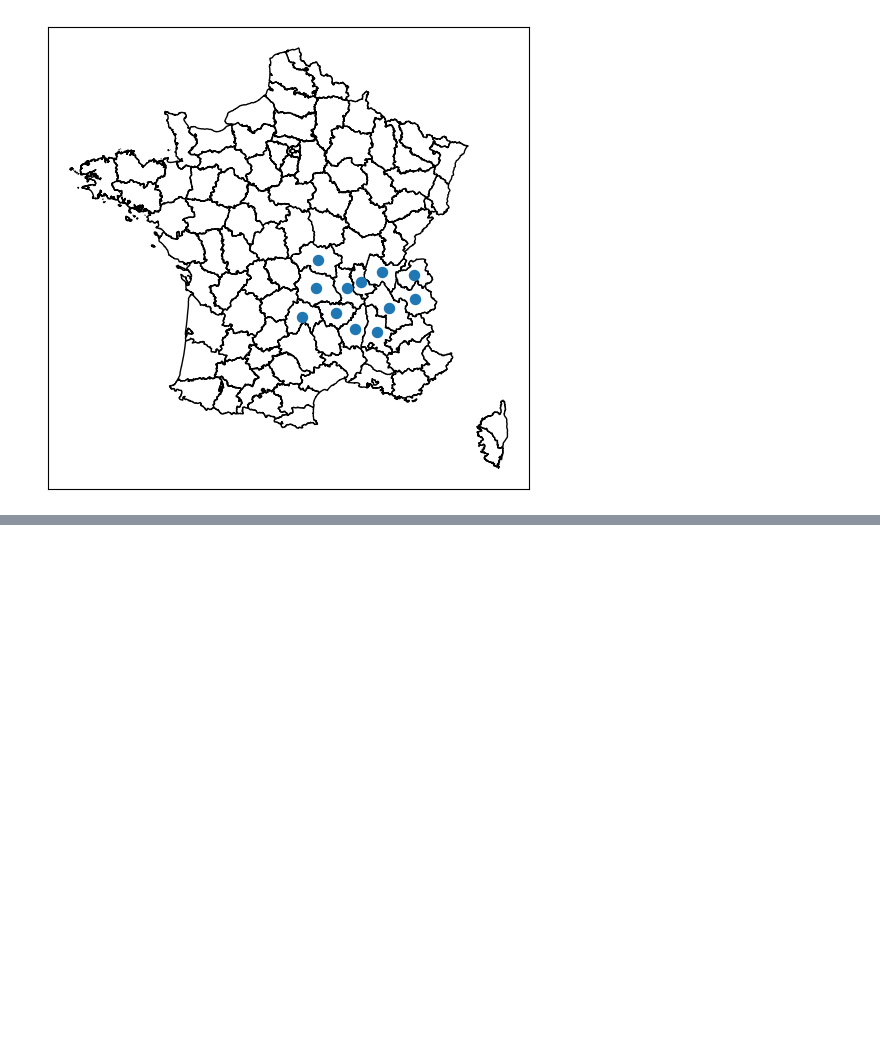
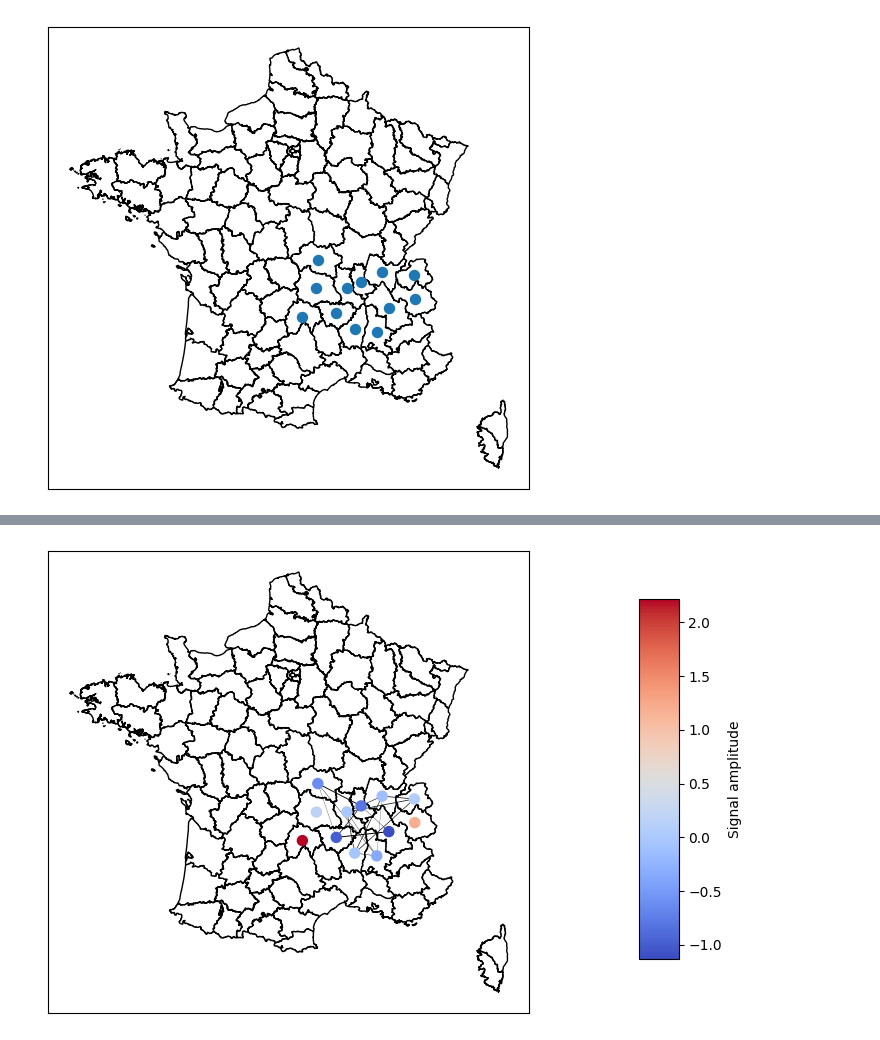
Before and after one commit to MathildeDupouy/learnGraph, a Jupyter notebook: scripts/realData_analyse_data.ipynb, the cells around one changed output, grey strips where cells are left out. Drawn from its saved outputs; the diff is of its cells as text; code cells hidden in the pictures; blank space fills up the shorter version.

```diff
--- a/scripts/realData_analyse_data.ipynb
+++ b/scripts/realData_analyse_data.ipynb
@@ -82,11 +76,0 @@ L_est, Y_est = gl_sig_model(samples_ARA_200X.T, max_iter, alpha, beta)
-# %%
-print(L_est.shape)
-print(np.sum(np.diag(L_est)))
-g_ARA_est = create_graph_from_laplacian(L_est, list(fuel_data_ARA.graph.nodes))
-for node in g_ARA_est.nodes :
-    g_ARA_est.nodes[node]['pos'] = fuel_data_ARA.graph.nodes[node]['pos']
-print([(u, v) for u, v in g_ARA_est.edges])
-print(g_ARA_est.edges(1, 42))
-print([g_ARA_est.edges[u, v]['weight'] for u, v in g_ARA_est.edges()])
-plot_graph_department(g_ARA_est, samples_ARA_200X[:, 0], title=f"Estimated graph for year {year}, {samples_ARA_200X.shape[1]} variable(s)")
-print(np.diag(L_est))
@@ -102,0 +77,23 @@ print(np.diag(L_est))
+# %%
+# Solver
+# Solver parameters
+max_iter = 1000
+alpha = 5e-4
+beta = 4e-4
+solvers.options['show_progress'] = False
+np.random.seed(3)
+est_graphs = {}
+computed_years = {}
+computed_fuels = []
+for fuel in fuel_data_ARA.fuel_keys :
+    sample, years = fuel_data_ARA.samples_by_year(fuel)
+    # Solving
+    if len(years) >= 1 :
+        computed_fuels.append(fuel)
+        L_est, Y_est = gl_sig_model(sample.T, max_iter, alpha, beta)
+        print(f"Fuel {fuel} for {len(years)} years, L_est shape : {L_est.shape}")
+        g_est = create_graph_from_laplacian(L_est, list(fuel_data_ARA.graph.nodes))
+        for node in g_est.nodes :
+            g_est.nodes[node]['pos'] = fuel_data_ARA.graph.nodes[node]['pos']
+        est_graphs[fuel] = g_est
+        computed_years[fuel] = years
@@ -102,0 +112,6 @@ print(np.diag(L_est))
+# %%
+# Print a resulting graph
+fuel = SUPER_SANS_PLOMB
+plot_graph_department(est_graphs[fuel], node_values=fuel_data_ARA.samples_by_year(fuel)[0][:, 0])
+# %% [output]
+[figure, added]
```
Also changed, not shown: parts of 6 cells of this notebook, 1 other file.
